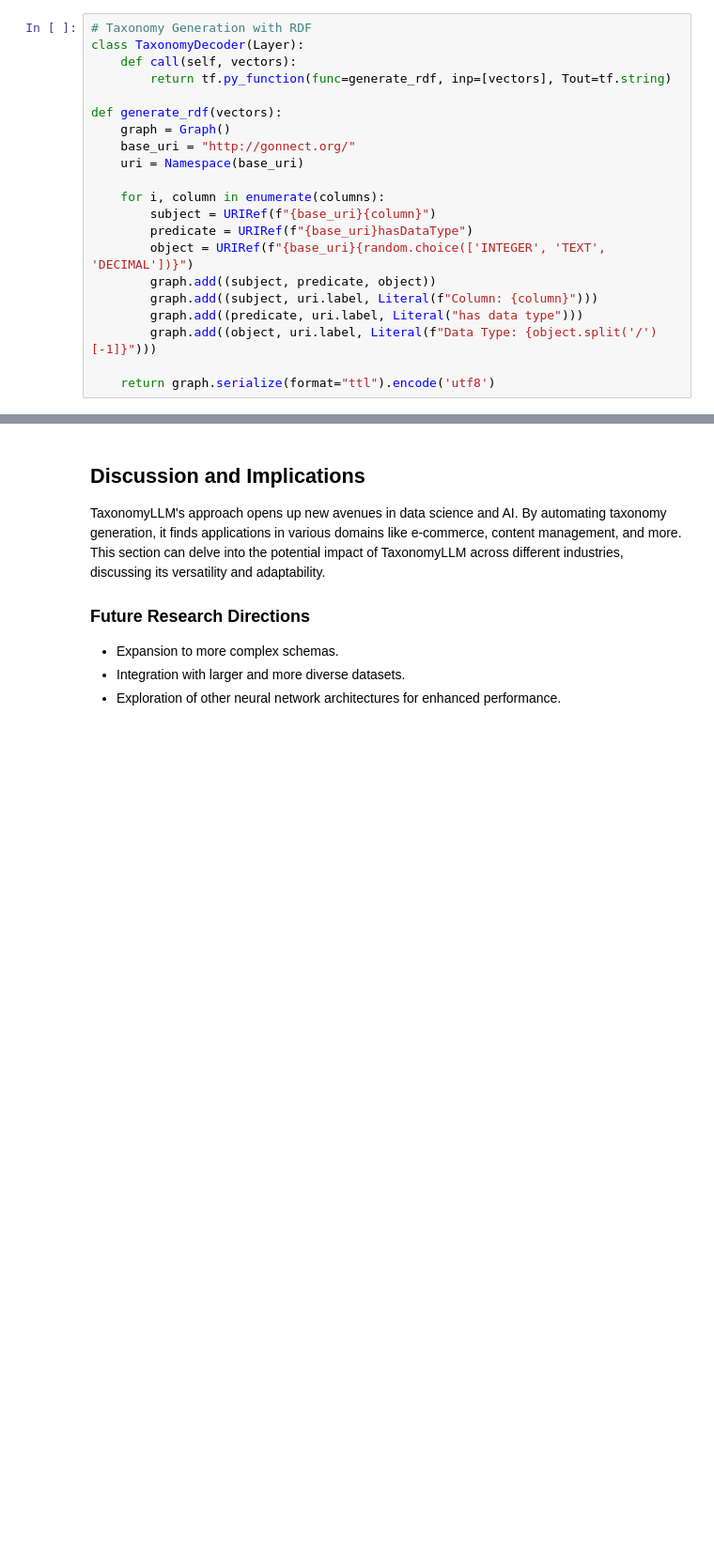
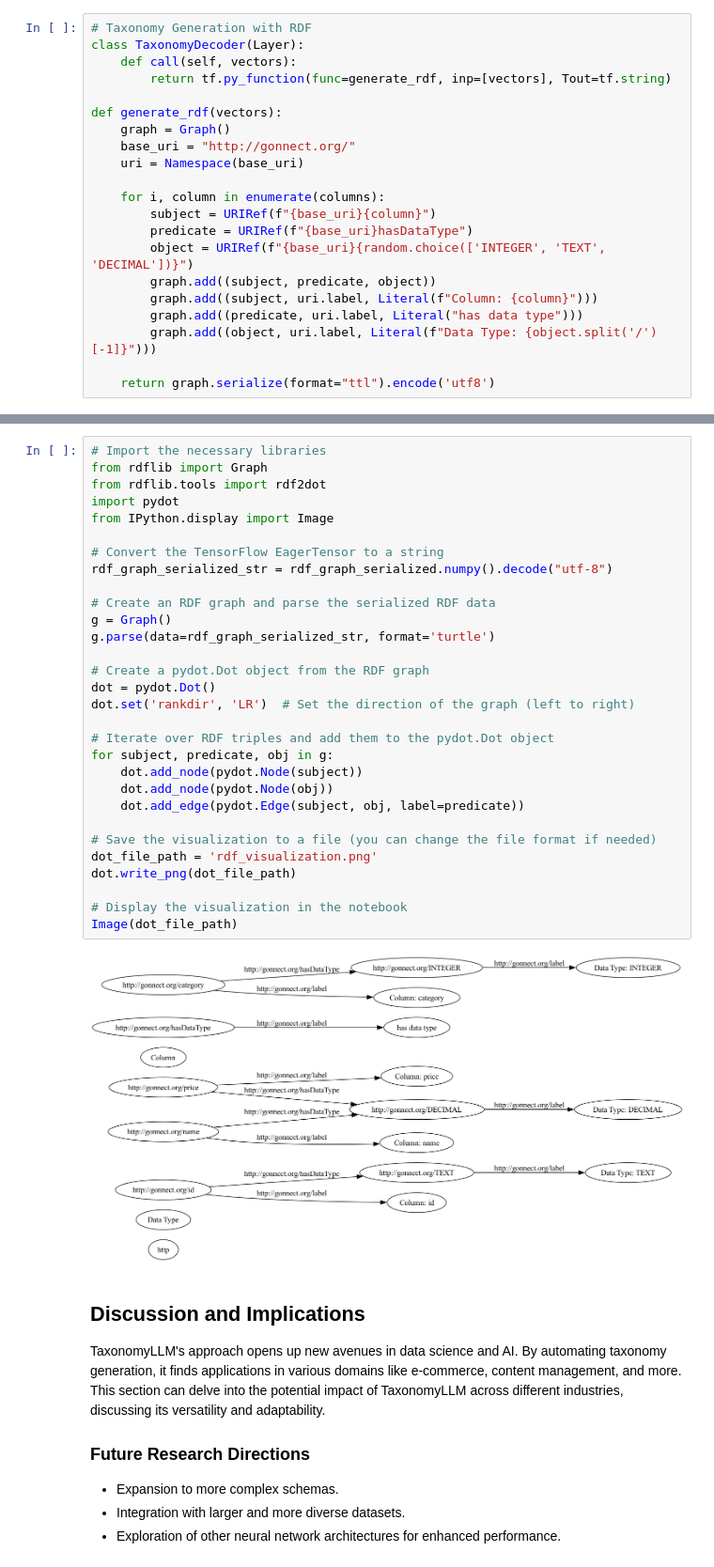
Before and after one commit to mgorav/TaxonomyLLM, a Jupyter notebook: llm_based_taxonomy.ipynb, the cells around one changed output, grey strips where cells are left out. Shown at 94% size. Cells and saved outputs as stored; diff of their text form; blank space fills up the shorter version.

Commit message:
add notebook based POC

```diff
--- a/llm_based_taxonomy.ipynb
+++ b/llm_based_taxonomy.ipynb
@@ -238,3 +262,35 @@ print("Generated RDF Graph:\n" + rdf_graph_serialized.numpy().decode("utf-8"))
+# %%
+# Import the necessary libraries
+from rdflib import Graph
+from rdflib.tools import rdf2dot
+import pydot
+from IPython.display import Image
+
+# Convert the TensorFlow EagerTensor to a string
+rdf_graph_serialized_str = rdf_graph_serialized.numpy().decode("utf-8")
+
+# Create an RDF graph and parse the serialized RDF data
+g = Graph()
+g.parse(data=rdf_graph_serialized_str, format='turtle')
+
+# Create a pydot.Dot object from the RDF graph
+dot = pydot.Dot()
+dot.set('rankdir', 'LR')  # Set the direction of the graph (left to right)
+
+# Iterate over RDF triples and add them to the pydot.Dot object
+for subject, predicate, obj in g:
+    dot.add_node(pydot.Node(subject))
+    dot.add_node(pydot.Node(obj))
+    dot.add_edge(pydot.Edge(subject, obj, label=predicate))
+
+# Save the visualization to a file (you can change the file format if needed)
+dot_file_path = 'rdf_visualization.png'
+dot.write_png(dot_file_path)
+
+# Display the visualization in the notebook
+Image(dot_file_path)
+# %% [output]
+[figure, added]
 # %% [markdown]
 ## Discussion and Implications
 
```
Also changed, not shown: parts of 3 cells of this notebook, 1 other file.
